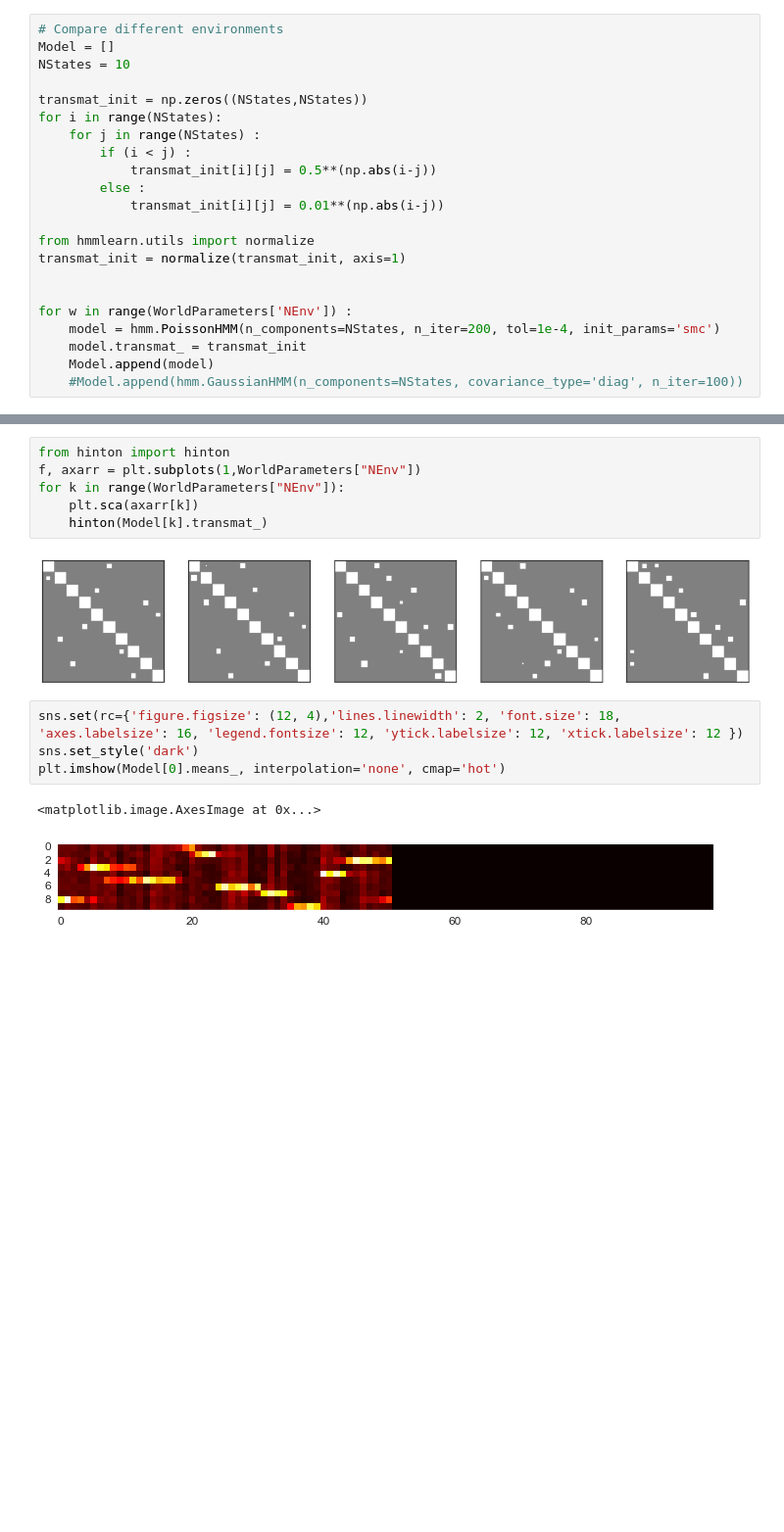
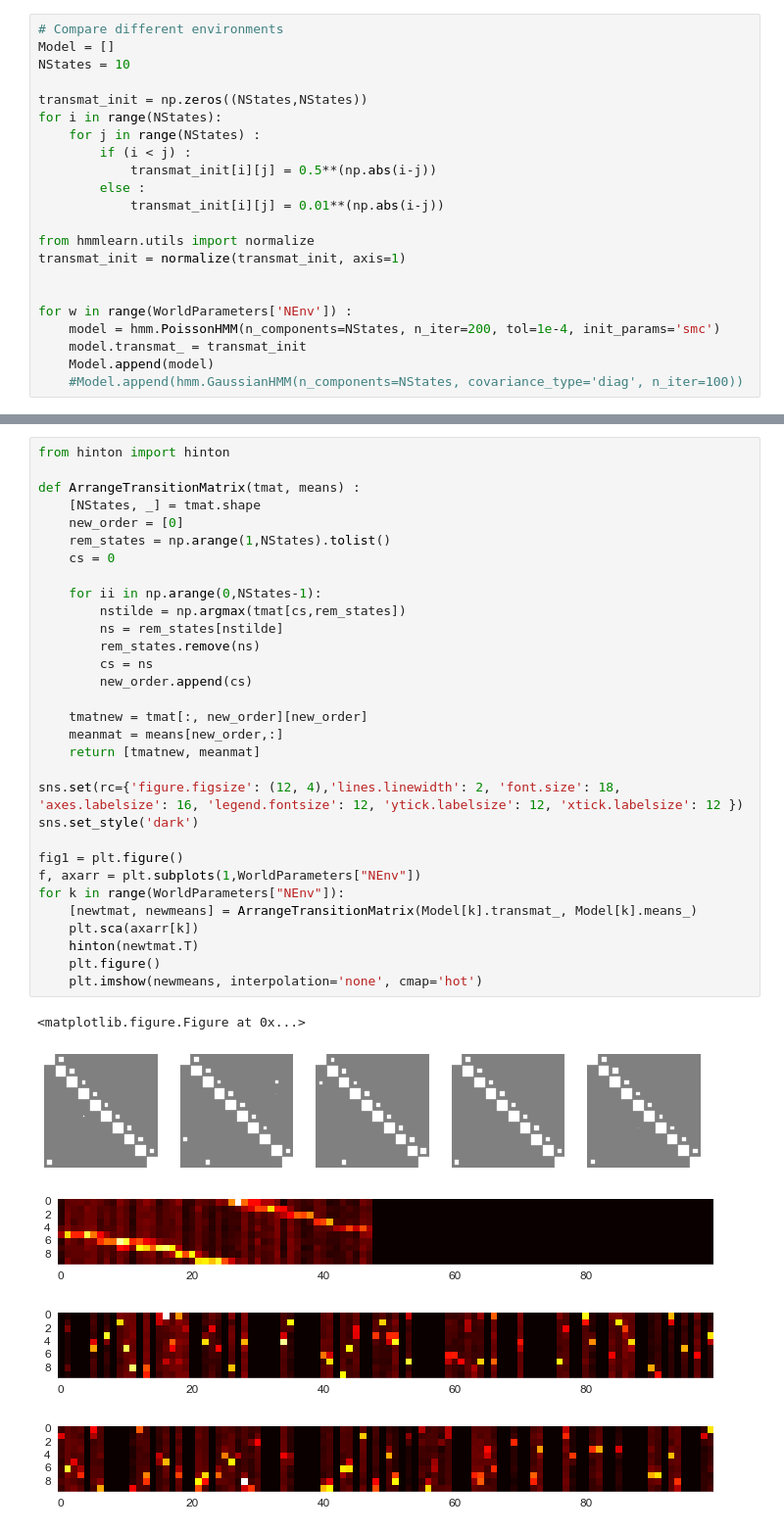
Before and after one commit to ckemere/SimulatedReplayStatistics, a Jupyter notebook: Figure 1 - Log-Likelihood Model Comparison.ipynb, the cells around one changed output, grey strips where cells are left out. Shown: that part at 98% size. Drawn from its saved outputs; the diff is of its cells as text; blank space fills up the shorter version.

Commit message:
Updated Figure 1

```diff
--- a/Figure 1 - Log-Likelihood Model Comparison.ipynb
+++ b/Figure 1 - Log-Likelihood Model Comparison.ipynb
@@ -101,15 +102,37 @@ print(t3-t0) # ~300 s total for 1000 neurons
-# %%
-from hinton import hinton
-f, axarr = plt.subplots(1,WorldParameters["NEnv"])
-for k in range(WorldParameters["NEnv"]):
-    plt.sca(axarr[k])
-    hinton(Model[k].transmat_)
-# %% [output]
-[figure, removed]
-# %%
-sns.set(rc={'figure.figsize': (12, 4),'lines.linewidth': 2, 'font.size': 18, 'axes.labelsize': 16, 'legend.fontsize': 12, 'ytick.labelsize': 12, 'xtick.labelsize': 12 })
-sns.set_style('dark')
-plt.imshow(Model[0].means_, interpolation='none', cmap='hot')
-# %% [output]
-<matplotlib.image.AxesImage at 0x...>
-[figure, removed]
+# %%
+from hinton import hinton
+
+def ArrangeTransitionMatrix(tmat, means) :
+    [NStates, _] = tmat.shape
+    new_order = [0]
+    rem_states = np.arange(1,NStates).tolist()
+    cs = 0
+
+    for ii in np.arange(0,NStates-1):
+        nstilde = np.argmax(tmat[cs,rem_states])
+        ns = rem_states[nstilde]
+        rem_states.remove(ns)
+        cs = ns
+        new_order.append(cs)
+
+    tmatnew = tmat[:, new_order][new_order]
+    meanmat = means[new_order,:]
+    return [tmatnew, meanmat]
+
+sns.set(rc={'figure.figsize': (12, 4),'lines.linewidth': 2, 'font.size': 18, 'axes.labelsize': 16, 'legend.fontsize': 12, 'ytick.labelsize': 12, 'xtick.labelsize': 12 })
+sns.set_style('dark')
+
+fig1 = plt.figure()
+f, axarr = plt.subplots(1,WorldParameters["NEnv"])
+for k in range(WorldParameters["NEnv"]):
+    [newtmat, newmeans] = ArrangeTransitionMatrix(Model[k].transmat_, Model[k].means_)
+    plt.sca(axarr[k])
+    hinton(newtmat.T)
+    plt.figure()
+    plt.imshow(newmeans, interpolation='none', cmap='hot')
+# %% [output]
+<matplotlib.figure.Figure at 0x...>
+[figure, added]
+[figure, added]
+[figure, added]
+[figure, added]
```
Also changed, not shown: parts of 9 cells of this notebook, 2 other files.
